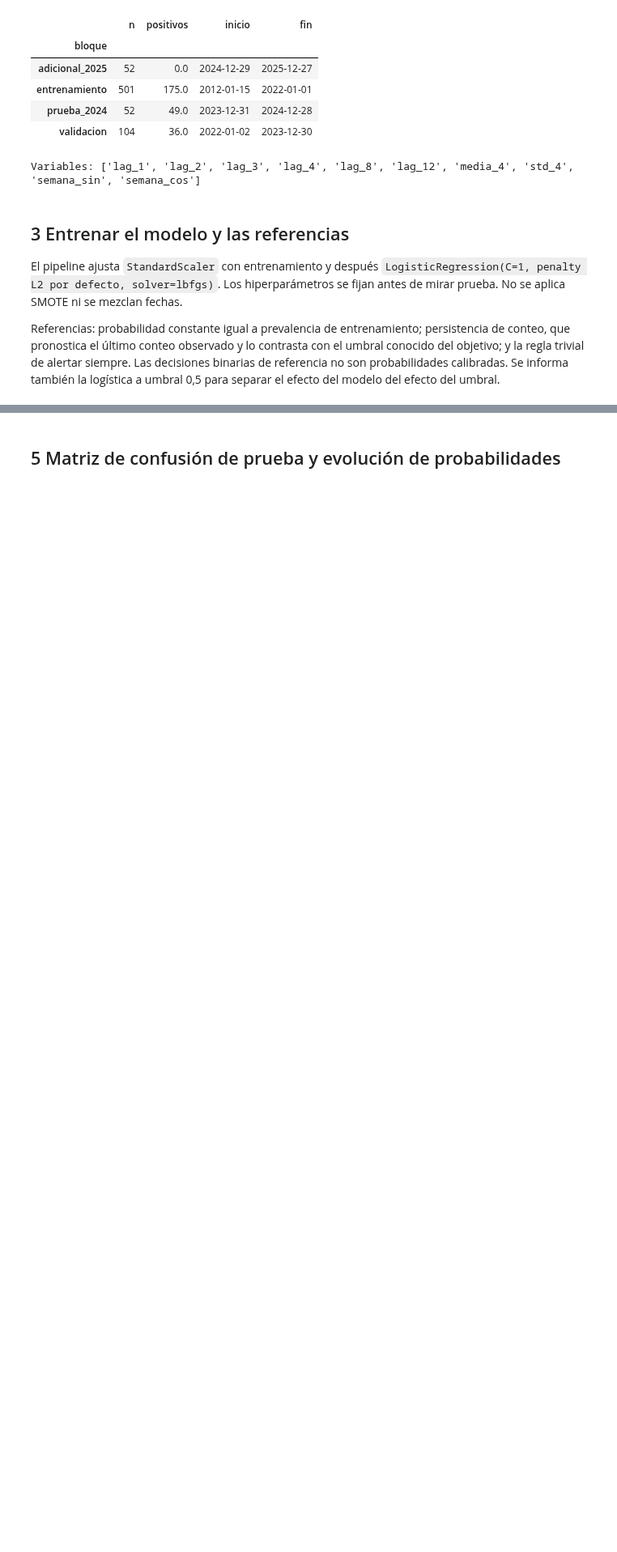
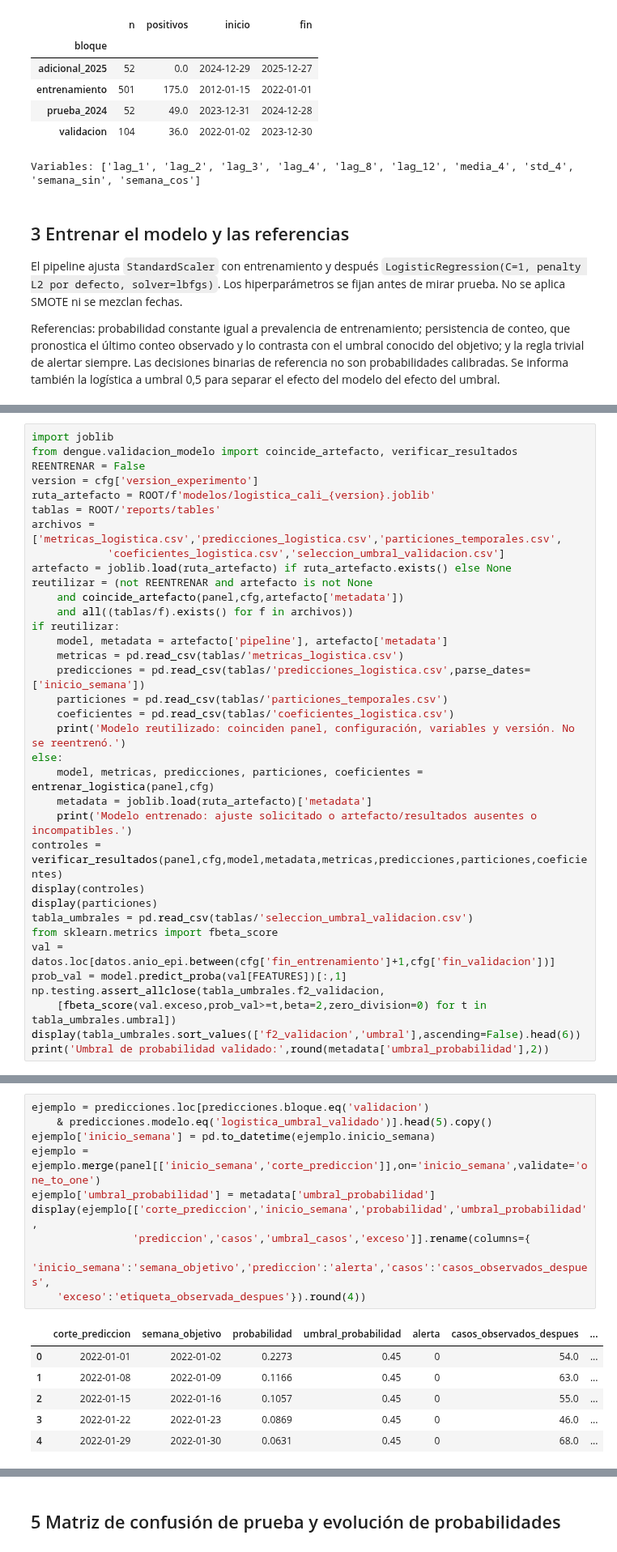
Before and after one commit to ProyectoDespliegueMAIA/Model, a Jupyter notebook: notebooks/02_primer_modelo_logistica_cali.ipynb, the cells around one changed output, grey strips where cells are left out. Shown at 81% size. Drawn from its saved outputs; the diff is of its cells as text; blank space fills up the shorter version.

```diff
--- a/notebooks/02_primer_modelo_logistica_cali.ipynb
+++ b/notebooks/02_primer_modelo_logistica_cali.ipynb
@@ -114,0 +118,35 @@ display(pd.read_csv(ROOT/'reports/tables/seleccion_umbral_validacion.csv').sort_
+# %%
+import joblib
+from dengue.validacion_modelo import coincide_artefacto, verificar_resultados
+REENTRENAR = False
+version = cfg['version_experimento']
+ruta_artefacto = ROOT/f'modelos/logistica_cali_{version}.joblib'
+tablas = ROOT/'reports/tables'
+archivos = ['metricas_logistica.csv','predicciones_logistica.csv','particiones_temporales.csv',
+            'coeficientes_logistica.csv','seleccion_umbral_validacion.csv']
+artefacto = joblib.load(ruta_artefacto) if ruta_artefacto.exists() else None
+reutilizar = (not REENTRENAR and artefacto is not None
+    and coincide_artefacto(panel,cfg,artefacto['metadata'])
+    and all((tablas/f).exists() for f in archivos))
+if reutilizar:
+    model, metadata = artefacto['pipeline'], artefacto['metadata']
+    metricas = pd.read_csv(tablas/'metricas_logistica.csv')
+    predicciones = pd.read_csv(tablas/'predicciones_logistica.csv',parse_dates=['inicio_semana'])
+    particiones = pd.read_csv(tablas/'particiones_temporales.csv')
+    coeficientes = pd.read_csv(tablas/'coeficientes_logistica.csv')
+    print('Modelo reutilizado: coinciden panel, configuración, variables y versión. No se reentrenó.')
+else:
+    model, metricas, predicciones, particiones, coeficientes = entrenar_logistica(panel,cfg)
+    metadata = joblib.load(ruta_artefacto)['metadata']
+    print('Modelo entrenado: ajuste solicitado o artefacto/resultados ausentes o incompatibles.')
+controles = verificar_resultados(panel,cfg,model,metadata,metricas,predicciones,particiones,coeficientes)
+display(controles)
+display(particiones)
+tabla_umbrales = pd.read_csv(tablas/'seleccion_umbral_validacion.csv')
+from sklearn.metrics import fbeta_score
+val = datos.loc[datos.anio_epi.between(cfg['fin_entrenamiento']+1,cfg['fin_validacion'])]
+prob_val = model.predict_proba(val[FEATURES])[:,1]
+np.testing.assert_allclose(tabla_umbrales.f2_validacion,
+    [fbeta_score(val.exceso,prob_val>=t,beta=2,zero_division=0) for t in tabla_umbrales.umbral])
+display(tabla_umbrales.sort_values(['f2_validacion','umbral'],ascending=False).head(6))
+print('Umbral de probabilidad validado:',round(metadata['umbral_probabilidad'],2))
@@ -115,3 +179,20 @@ display(pd.read_csv(ROOT/'reports/tables/seleccion_umbral_validacion.csv').sort_
+# %%
+ejemplo = predicciones.loc[predicciones.bloque.eq('validacion')
+    & predicciones.modelo.eq('logistica_umbral_validado')].head(5).copy()
+ejemplo['inicio_semana'] = pd.to_datetime(ejemplo.inicio_semana)
+ejemplo = ejemplo.merge(panel[['inicio_semana','corte_prediccion']],on='inicio_semana',validate='one_to_one')
+ejemplo['umbral_probabilidad'] = metadata['umbral_probabilidad']
+display(ejemplo[['corte_prediccion','inicio_semana','probabilidad','umbral_probabilidad',
+                'prediccion','casos','umbral_casos','exceso']].rename(columns={
+    'inicio_semana':'semana_objetivo','prediccion':'alerta','casos':'casos_observados_despues',
+    'exceso':'etiqueta_observada_despues'}).round(4))
+# %% [output]
+|  | corte_prediccion | semana_objetivo | probabilidad | umbral_probabilidad | alerta | casos_observados_despues | ... |
+| 0 | 2022-01-01 | 2022-01-02 | 0.2273 | 0.45 | 0 | 54.0 | ... |
+| 1 | 2022-01-08 | 2022-01-09 | 0.1166 | 0.45 | 0 | 63.0 | ... |
+| 2 | 2022-01-15 | 2022-01-16 | 0.1057 | 0.45 | 0 | 55.0 | ... |
+| 3 | 2022-01-22 | 2022-01-23 | 0.0869 | 0.45 | 0 | 46.0 | ... |
+| 4 | 2022-01-29 | 2022-01-30 | 0.0631 | 0.45 | 0 | 68.0 | ... |
 # %% [markdown]
 ## 4 Métricas fuera de entrenamiento
 
```
Also changed, not shown: parts of 9 cells of this notebook, 5 other files.
